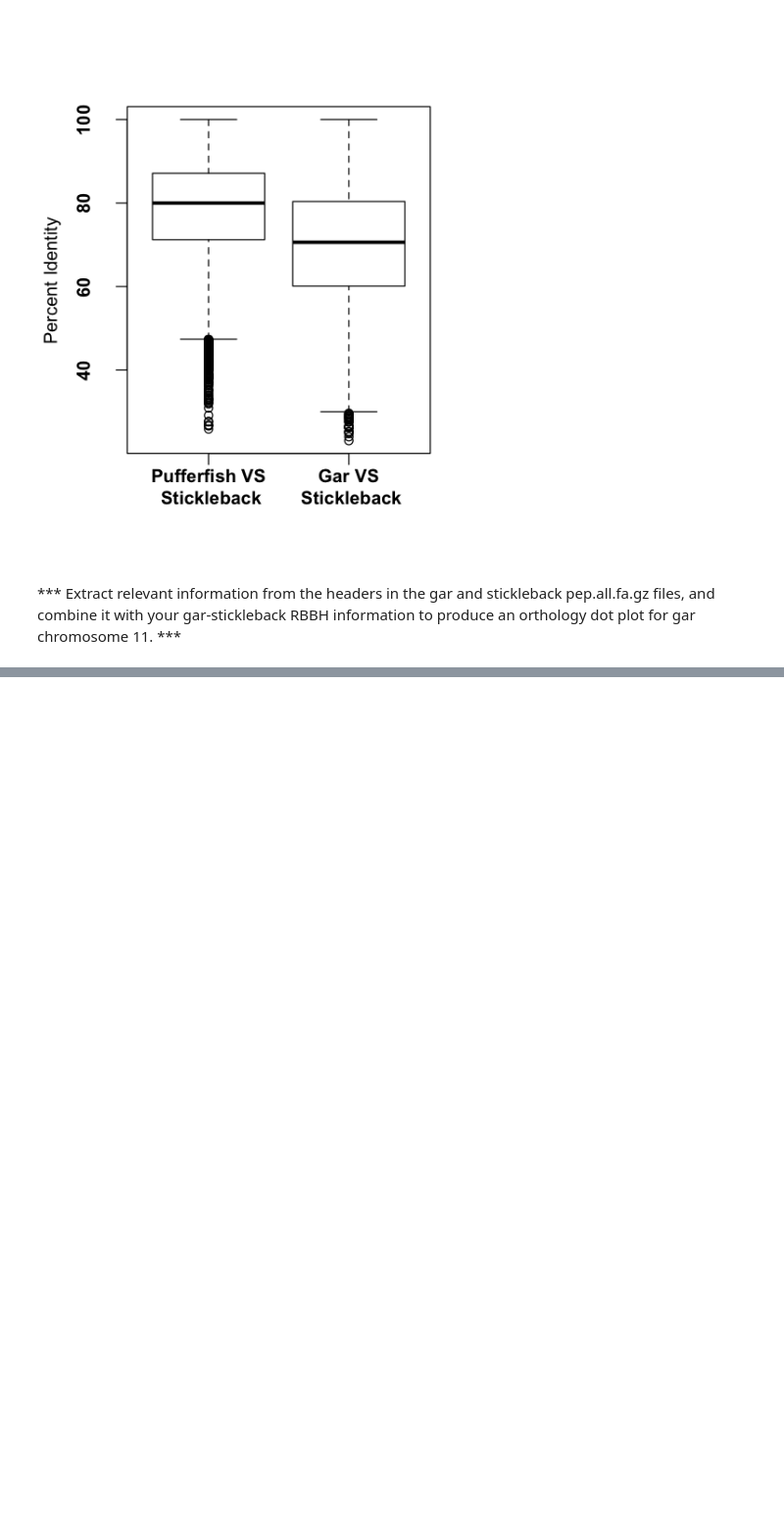
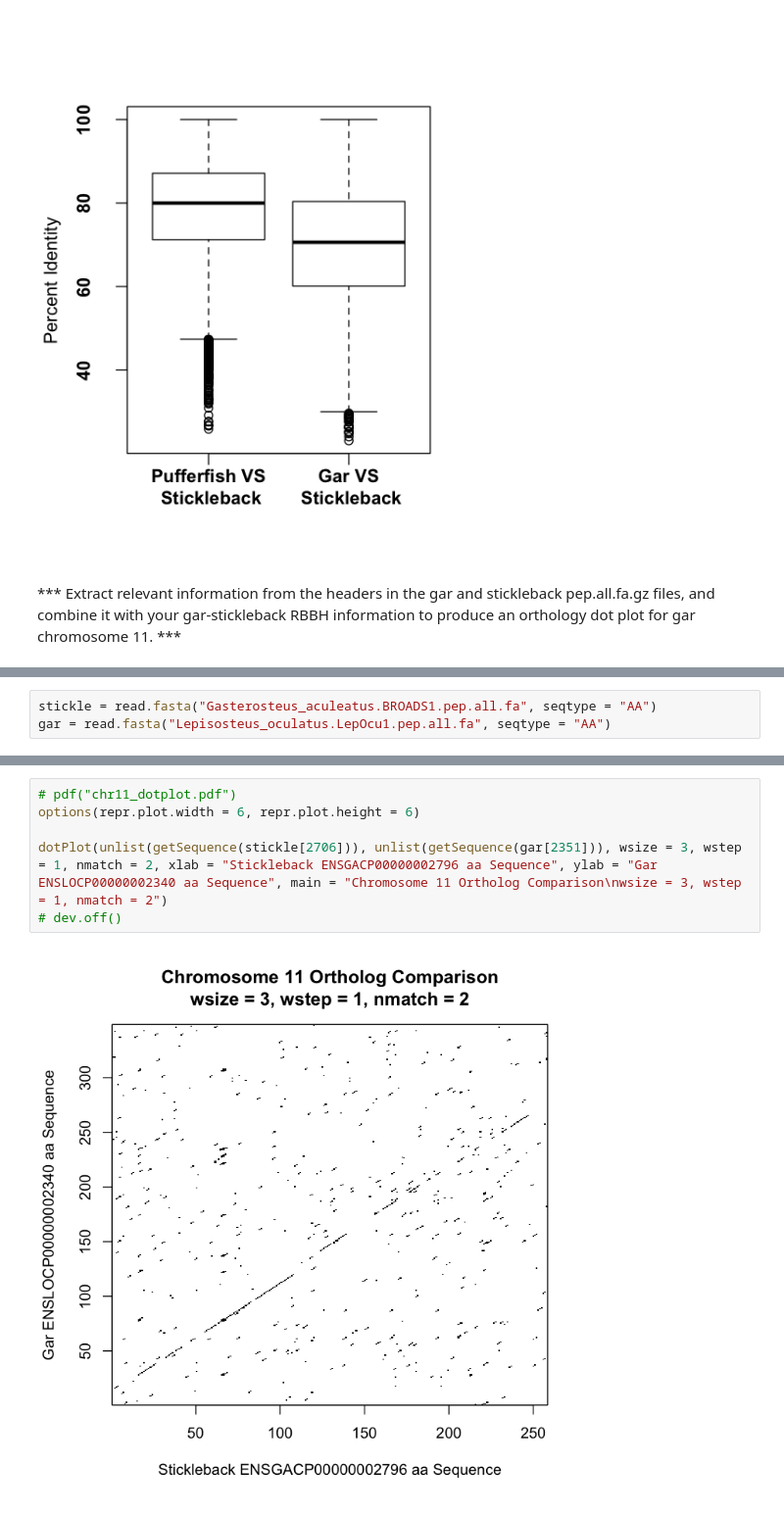
Before and after one commit to kohlkopf/TopicsInGenomicAnalysis, a Jupyter notebook: assignment3/assignment3.ipynb, the cells around one changed output, grey strips where cells are left out. Shown: that part at 98% size. Drawn from its saved outputs; the diff is of its cells as text; blank space fills up the shorter version.

Commit message:
Finished dotplot, ass3

```diff
--- a/assignment3/assignment3.ipynb
+++ b/assignment3/assignment3.ipynb
@@ -179,0 +181,3 @@ boxplot(puffVSstickle_RBH$ident.x, garVSstickle_RBH$ident.x, names = c("Pufferfi
+# %%
+stickle = read.fasta("Gasterosteus_aculeatus.BROADS1.pep.all.fa", seqtype = "AA")
+gar = read.fasta("Lepisosteus_oculatus.LepOcu1.pep.all.fa", seqtype = "AA")
@@ -179,0 +214,8 @@ boxplot(puffVSstickle_RBH$ident.x, garVSstickle_RBH$ident.x, names = c("Pufferfi
+# %%
+# pdf("chr11_dotplot.pdf")
+options(repr.plot.width = 6, repr.plot.height = 6)
+
+dotPlot(unlist(getSequence(stickle[2706])), unlist(getSequence(gar[2351])), wsize = 3, wstep = 1, nmatch = 2, xlab = "Stickleback ENSGACP00000002796 aa Sequence", ylab = "Gar ENSLOCP00000002340 aa Sequence", main = "Chromosome 11 Ortholog Comparison\nwsize = 3, wstep = 1, nmatch = 2")
+# dev.off()
+# %% [output]
+[figure, added]
```
Also changed, not shown: parts of 6 cells of this notebook, 1 other file.
